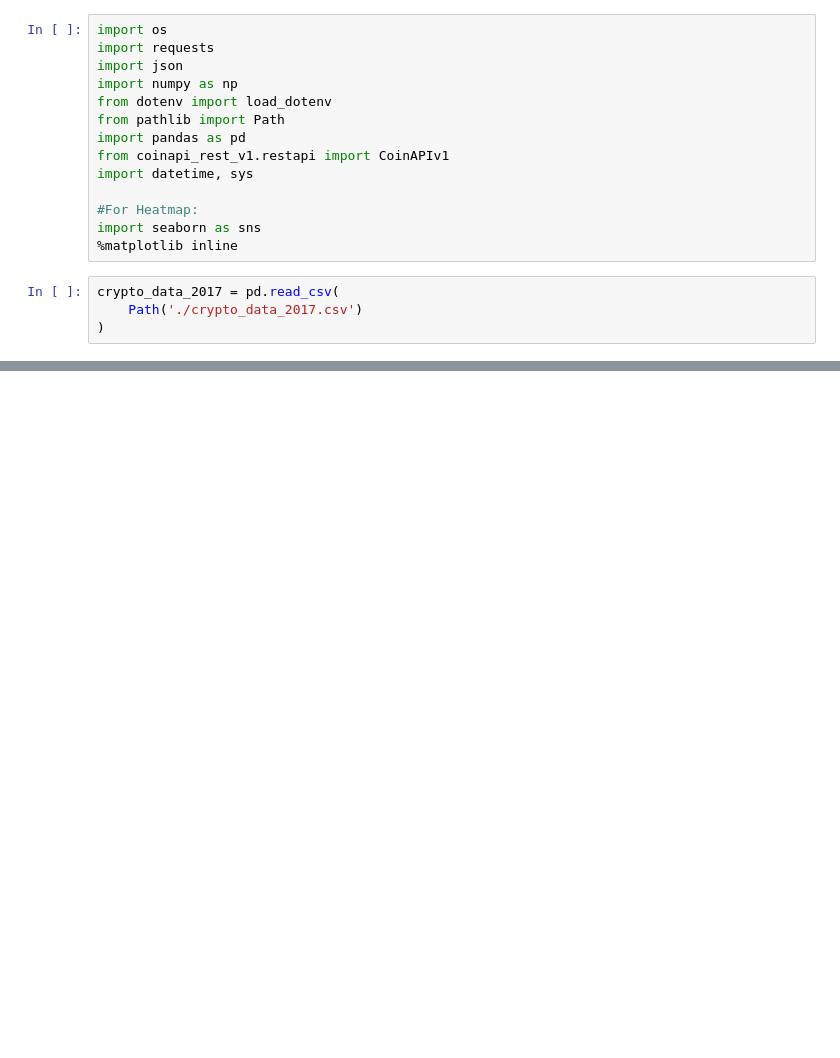
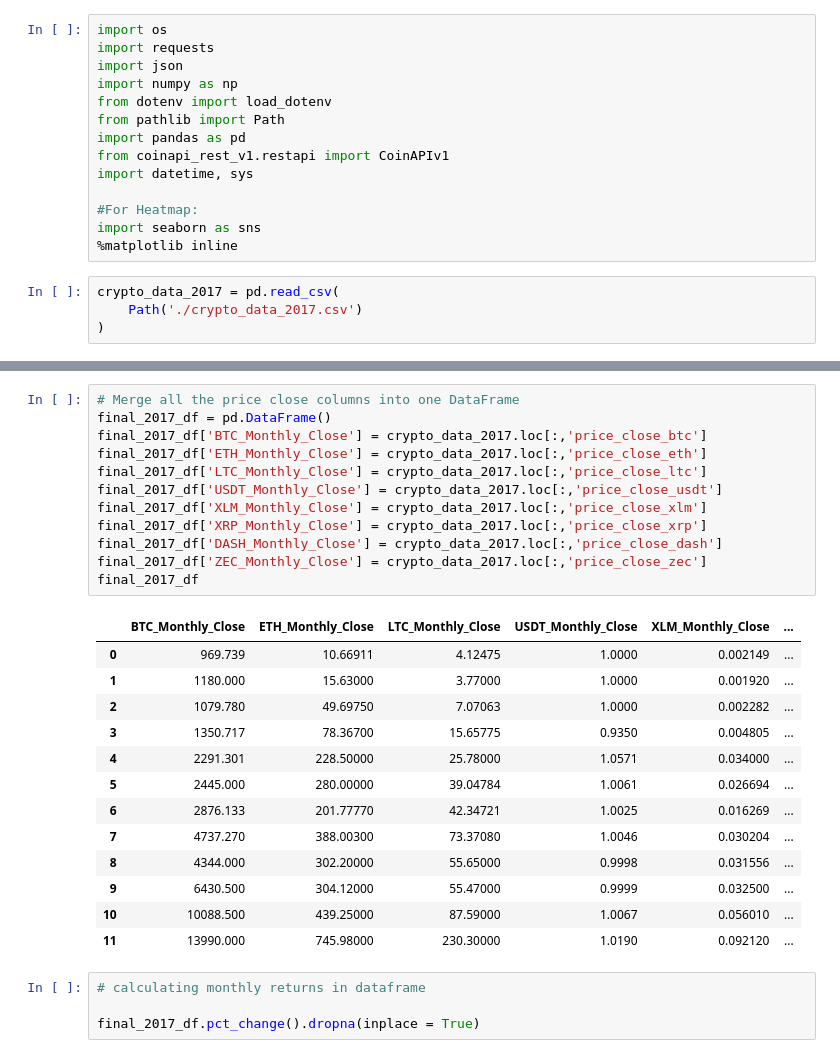
Before and after one commit to nathanduft44/Crypto_Corrisk, a Jupyter notebook: Nate_space/2017_analysis.ipynb, the cells around one changed output, grey strips where cells are left out. Cells and saved outputs as stored; diff of their text form; blank space fills up the shorter version.

```diff
--- a/Nate_space/2017_analysis.ipynb
+++ b/Nate_space/2017_analysis.ipynb
@@ -251,0 +42,30 @@ eth_2017_cov
+# %%
+# Merge all the price close columns into one DataFrame
+final_2017_df = pd.DataFrame()
+final_2017_df['BTC_Monthly_Close'] = crypto_data_2017.loc[:,'price_close_btc']
+final_2017_df['ETH_Monthly_Close'] = crypto_data_2017.loc[:,'price_close_eth']
+final_2017_df['LTC_Monthly_Close'] = crypto_data_2017.loc[:,'price_close_ltc']
+final_2017_df['USDT_Monthly_Close'] = crypto_data_2017.loc[:,'price_close_usdt']
+final_2017_df['XLM_Monthly_Close'] = crypto_data_2017.loc[:,'price_close_xlm']
+final_2017_df['XRP_Monthly_Close'] = crypto_data_2017.loc[:,'price_close_xrp']
+final_2017_df['DASH_Monthly_Close'] = crypto_data_2017.loc[:,'price_close_dash']
+final_2017_df['ZEC_Monthly_Close'] = crypto_data_2017.loc[:,'price_close_zec']
+final_2017_df
+# %% [output]
+|  | BTC_Monthly_Close | ETH_Monthly_Close | LTC_Monthly_Close | USDT_Monthly_Close | XLM_Monthly_Close | ... |
+| 0 | 969.739 | 10.66911 | 4.12475 | 1.0000 | 0.002149 | ... |
+| 1 | 1180.000 | 15.63000 | 3.77000 | 1.0000 | 0.001920 | ... |
+| 2 | 1079.780 | 49.69750 | 7.07063 | 1.0000 | 0.002282 | ... |
+| 3 | 1350.717 | 78.36700 | 15.65775 | 0.9350 | 0.004805 | ... |
+| 4 | 2291.301 | 228.50000 | 25.78000 | 1.0571 | 0.034000 | ... |
+| 5 | 2445.000 | 280.00000 | 39.04784 | 1.0061 | 0.026694 | ... |
+| 6 | 2876.133 | 201.77770 | 42.34721 | 1.0025 | 0.016269 | ... |
+| 7 | 4737.270 | 388.00300 | 73.37080 | 1.0046 | 0.030204 | ... |
+| 8 | 4344.000 | 302.20000 | 55.65000 | 0.9998 | 0.031556 | ... |
+| 9 | 6430.500 | 304.12000 | 55.47000 | 0.9999 | 0.032500 | ... |
+| 10 | 10088.500 | 439.25000 | 87.59000 | 1.0067 | 0.056010 | ... |
+| 11 | 13990.000 | 745.98000 | 230.30000 | 1.0190 | 0.092120 | ... |
+# %%
+# calculating monthly returns in dataframe
+
+final_2017_df.pct_change().dropna(inplace = True)
```
Also changed, not shown: parts of 32 cells of this notebook, 1 other file.
